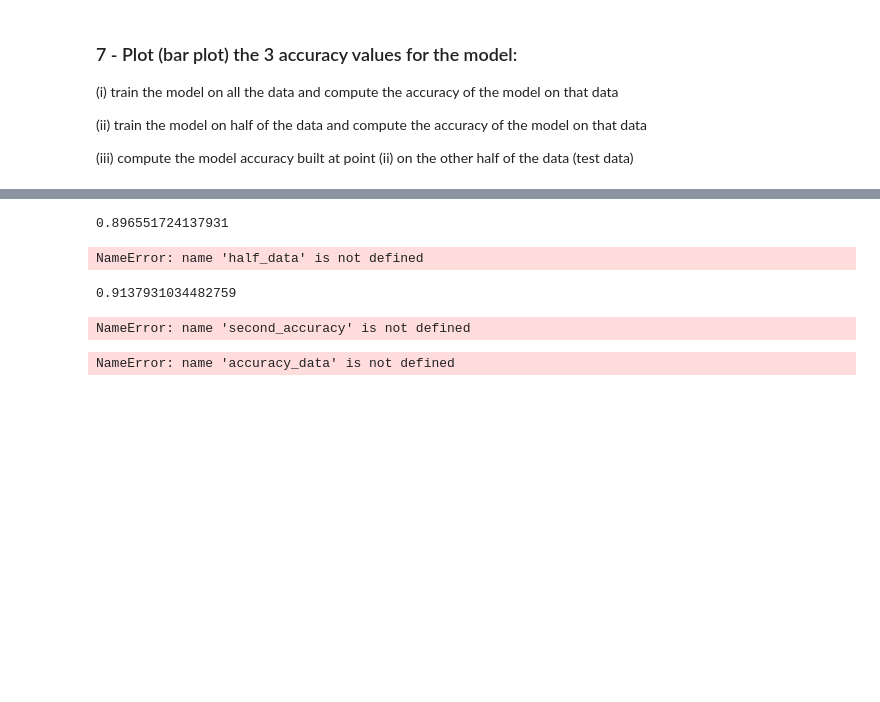
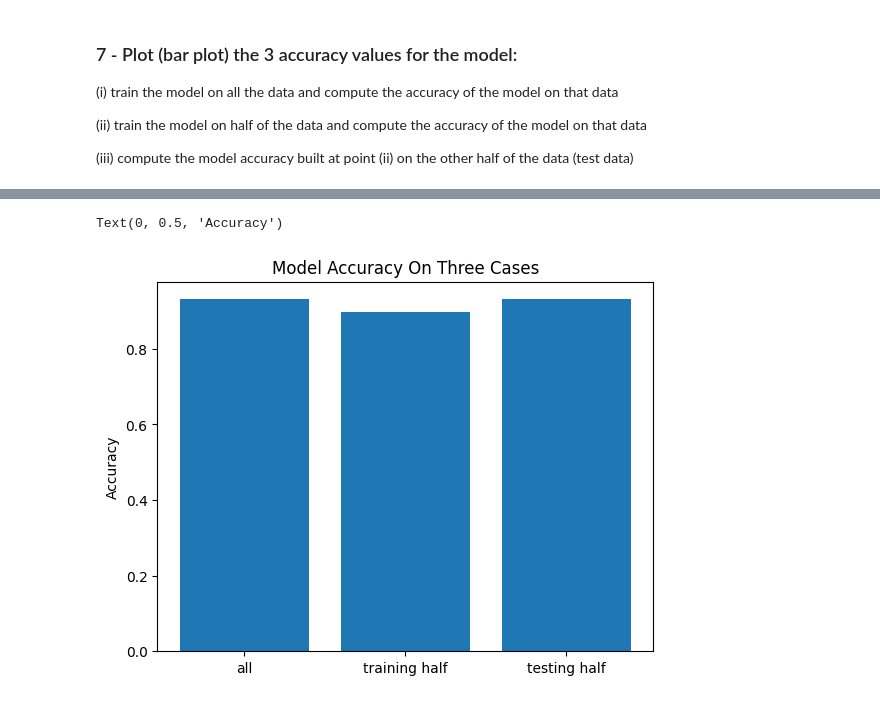
Before and after one commit to xhren1/bioinf575_project, a Jupyter notebook: final_bioinf575_project.ipynb, the cells around one changed output, grey strips where cells are left out. Cells and saved outputs as stored; diff of their text form; code cells hidden in the pictures; blank space fills up the shorter version.

```diff
--- a/final_bioinf575_project.ipynb
+++ b/final_bioinf575_project.ipynb
@@ -532,30 +382,13 @@ compute_accuracy(last_half)
-# %%
-## ploting the accuracy
-first_accuracy = compute_accuracy(last_half)
-first_accuracy
-# %% [output]
-0.896551724137931
-# %%
-second_accuracy = compute_accuracy(half_data )
-second_accuracy
-# %% [output]
-NameError: name 'half_data' is not defined
-# %%
-third_accuracy = compute_accuracy(lable_df )
-third_accuracy
-# %% [output]
-0.9137931034482759
 # %%
-accuracy = ["first_accuracy", "second_accuracy" ,"third_accuracy" ]
+accuracy = ["all", "training half" ,"testing half" ]
 accuracy_data= [first_accuracy, second_accuracy, third_accuracy]
-# %% [output]
-NameError: name 'second_accuracy' is not defined
 # %%
 import matplotlib.pyplot as plot
 # %%
 plot.bar(accuracy, accuracy_data)
-plot.title("All Accuracies")
-plot.xlabel("Accuracy")
+plot.title("Model Accuracy On Three Cases")
+plot.ylabel("Accuracy")
 ## adpated from https://datatofish.com/bar-chart-python-matplotlib/
 # %% [output]
-NameError: name 'accuracy_data' is not defined
+Text(0, 0.5, 'Accuracy')
+[figure, added]
```
Also changed, not shown: parts of 33 cells of this notebook.
